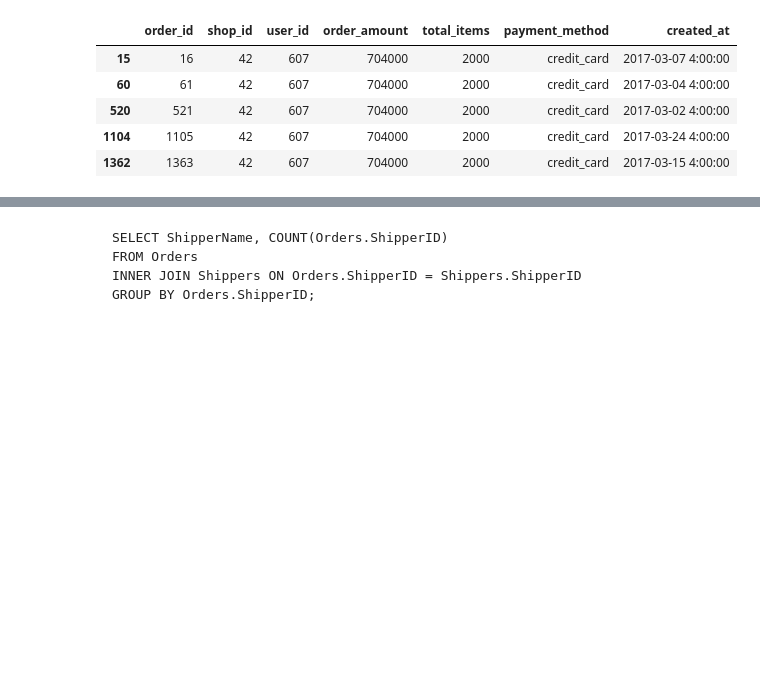
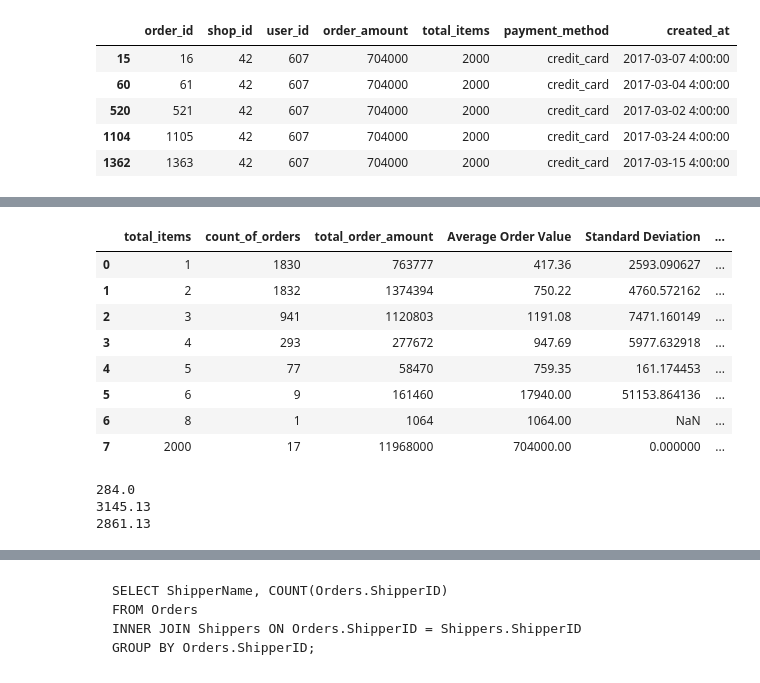
Before and after one commit to OscarLewis/shopifytc, a Jupyter notebook: tech-challenge.ipynb, the cells around one changed output, grey strips where cells are left out. Drawn from its saved outputs; the diff is of its cells as text; code cells hidden in the pictures; blank space fills up the shorter version.

```diff
--- a/tech-challenge.ipynb
+++ b/tech-challenge.ipynb
@@ -382,0 +422,23 @@ Instead of using standard deviation I have desired to instead calculate a differ
+# %%
+MOV_calc = data.groupby("total_items")["order_amount"].median()
+MOV_calc = MOV_calc.reset_index(name="MOV")
+aov_by_total_item["Median Order Value"] = MOV_calc["MOV"]
+aov_by_total_item
+# %% [output]
+|  | total_items | count_of_orders | total_order_amount | Average Order Value | Standard Deviation | ... |
+| 0 | 1 | 1830 | 763777 | 417.36 | 2593.090627 | ... |
+| 1 | 2 | 1832 | 1374394 | 750.22 | 4760.572162 | ... |
+| 2 | 3 | 941 | 1120803 | 1191.08 | 7471.160149 | ... |
+| 3 | 4 | 293 | 277672 | 947.69 | 5977.632918 | ... |
+| 4 | 5 | 77 | 58470 | 759.35 | 161.174453 | ... |
+| 5 | 6 | 9 | 161460 | 17940.00 | 51153.864136 | ... |
+| 6 | 8 | 1 | 1064 | 1064.00 | NaN | ... |
+| 7 | 2000 | 17 | 11968000 | 704000.00 | 0.000000 | ... |
+# %%
+print(np.round(data["order_amount"].median(), 2))
+print(np.round(data["order_amount"].mean(), 2))
+print(np.round(data["order_amount"].mean() - data["order_amount"].median(), 2))
+# %% [output]
+284.0
+3145.13
+2861.13
```
Also changed, not shown: parts of 20 cells of this notebook, 1 other file.
